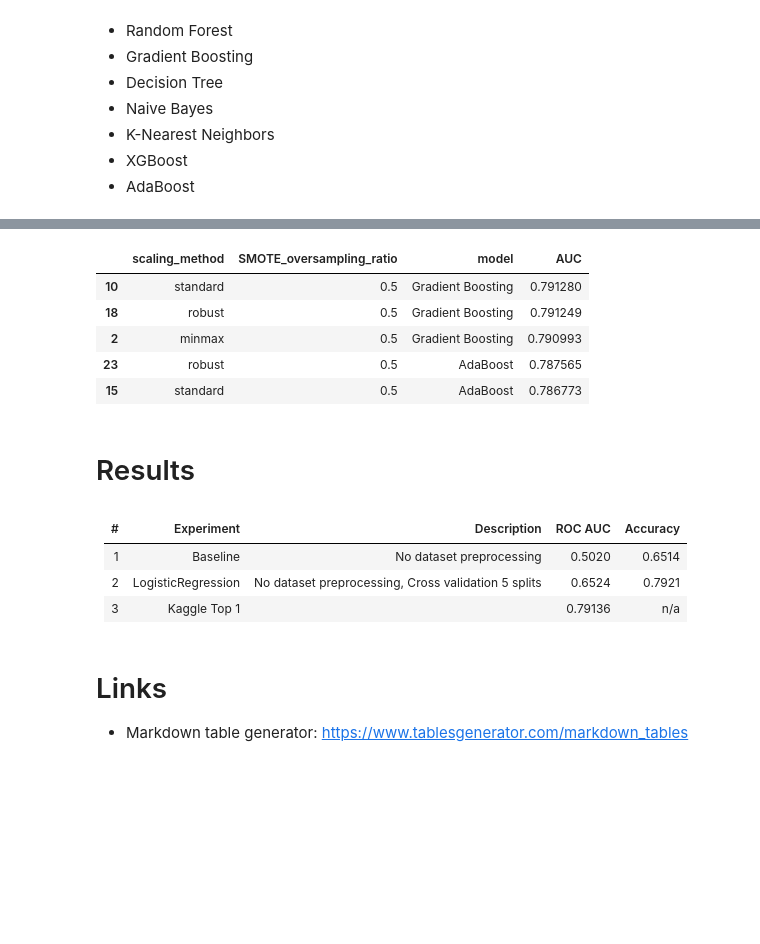
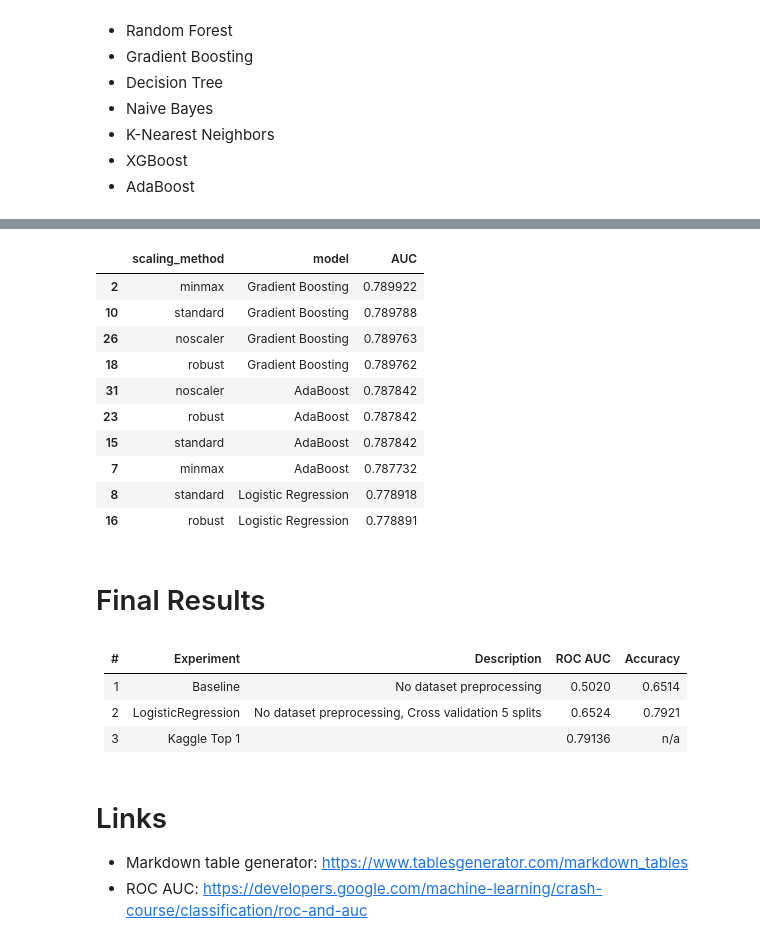
Before and after one commit to Maxvgrad/Binary-Classification-with-a-Software-Defects-Dataset, a Jupyter notebook: main.ipynb, the cells around one changed output, grey strips where cells are left out. Drawn from its saved outputs; the diff is of its cells as text; code cells hidden in the pictures; blank space fills up the shorter version.

Commit message:
fix: add pipeline, cross val scores and noscaling, remove SMOTE

```diff
--- a/main.ipynb
+++ b/main.ipynb
@@ -311,14 +309,18 @@ def get_scalers():
     scalers = {
         'minmax': [MinMaxScaler()],
         'standard': [StandardScaler()],
-        'robust': [RobustScaler()]
+        'robust': [RobustScaler()],
+        'noscaler': []
     }
     return scalers
 
 oversampling_ratio = 0.5
 # %%
+from sklearn.pipeline import make_pipeline
+from sklearn.model_selection import cross_val_score
+
 k = 5
-cv = StratifiedKFold(n_splits=k, shuffle=True, random_state=SEED)
+cv = StratifiedKFold(n_splits=k)
 
 # Lists for storing training results
 models_all = []
@@ -342,30 +344,10 @@ for name_scaling, scaling_method in scalers.items():
         all_y_true = []
         all_y_preds = []
 
-        for train_idx, val_idx in cv.split(X, y):
-            X_train_fold, X_val_fold = X.iloc[train_idx], X.iloc[val_idx]
-            y_train_fold, y_val_fold = y.iloc[train_idx], y.iloc[val_idx]
 
-            # Scaling
-            for scaler in scaling_method:
-                sc = scaler
-                X_train_fold = pd.DataFrame(sc.fit_transform(X_train_fold), columns=X_train_fold.columns)
-                X_val_fold = pd.DataFrame(sc.transform(X_val_fold), columns=X_train_fold.columns)
-
-            # Oversampling training data
-            smote = SMOTE(sampling_strategy=oversampling_ratio, random_state=SEED)
-            X_train_fold, y_train_fold = smote.fit_resample(X_train_fold, y_train_fold)
-
-            # Fit, predict, get metrics
-            clf.fit(X_train_fold, y_train_fold)
-            y_val_pred = clf.predict_proba(X_val_fold)[:, 1]
-            all_y_true.extend(y_val_fold)
-            all_y_preds.extend(y_val_pred)
-
-            roc_auc = roc_auc_score(y_val_fold, y_val_pred)
-            roc_aucs.append(roc_auc)
-
-        cv_roc_auc = np.mean(roc_aucs)
+        classification_pipeline = make_pipeline(*scaling_method, clf)
+        roc_aucs_scores = cross_val_score(classification_pipeline, X, y, cv=cv, scoring='roc_auc')
+        cv_roc_auc = np.mean(roc_aucs_scores)
 
         print(f"Model: {name}, ROC AUC: {cv_roc_auc:.4f}")
 
@@ -382,22 +379,26 @@ Model: Logistic Regression, ROC AUC: 0.7756
 # %%
 results = pd.DataFrame()
 results['scaling_method'] = scaling_methods_all
-results['SMOTE_oversampling_ratio'] = oversampling_ratio
 results['model'] = models_all
 results['AUC'] = cv_roc_aucs_all
 # %%
-results.sort_values('AUC', ascending=False)[:5]
+results.sort_values('AUC', ascending=False)[:10]
 # %% [output]
-|  | scaling_method | SMOTE_oversampling_ratio | model | AUC |
-| 10 | standard | 0.5 | Gradient Boosting | 0.791280 |
-| 18 | robust | 0.5 | Gradient Boosting | 0.791249 |
-| 2 | minmax | 0.5 | Gradient Boosting | 0.790993 |
-| 23 | robust | 0.5 | AdaBoost | 0.787565 |
-| 15 | standard | 0.5 | AdaBoost | 0.786773 |
+|  | scaling_method | model | AUC |
+| 2 | minmax | Gradient Boosting | 0.789922 |
+| 10 | standard | Gradient Boosting | 0.789788 |
+| 26 | noscaler | Gradient Boosting | 0.789763 |
+| 18 | robust | Gradient Boosting | 0.789762 |
+| 31 | noscaler | AdaBoost | 0.787842 |
+| 23 | robust | AdaBoost | 0.787842 |
+| 15 | standard | AdaBoost | 0.787842 |
+| 7 | minmax | AdaBoost | 0.787732 |
+| 8 | standard | Logistic Regression | 0.778918 |
+| 16 | robust | Logistic Regression | 0.778891 |
 # %%
 The best model with default hyperparameterss is Gradient Boost (oversampling ratio 0.5, standard scaler.
 # %% [markdown]
-# Results
+# Final Results
 # %% [markdown]
 | # | Experiment         | Description                                         | ROC AUC | Accuracy |
 |---|--------------------|-----------------------------------------------------|---------|----------|
@@ -408,3 +409,4 @@ The best model with default hyperparameterss is Gradient Boost (oversampling rat
 # Links
 
 * Markdown table generator: https://www.tablesgenerator.com/markdown_tables
+* ROC AUC: https://developers.google.com/machine-learning/crash-course/classification/roc-and-auc
```
Also changed, not shown: parts of 6 cells of this notebook.
